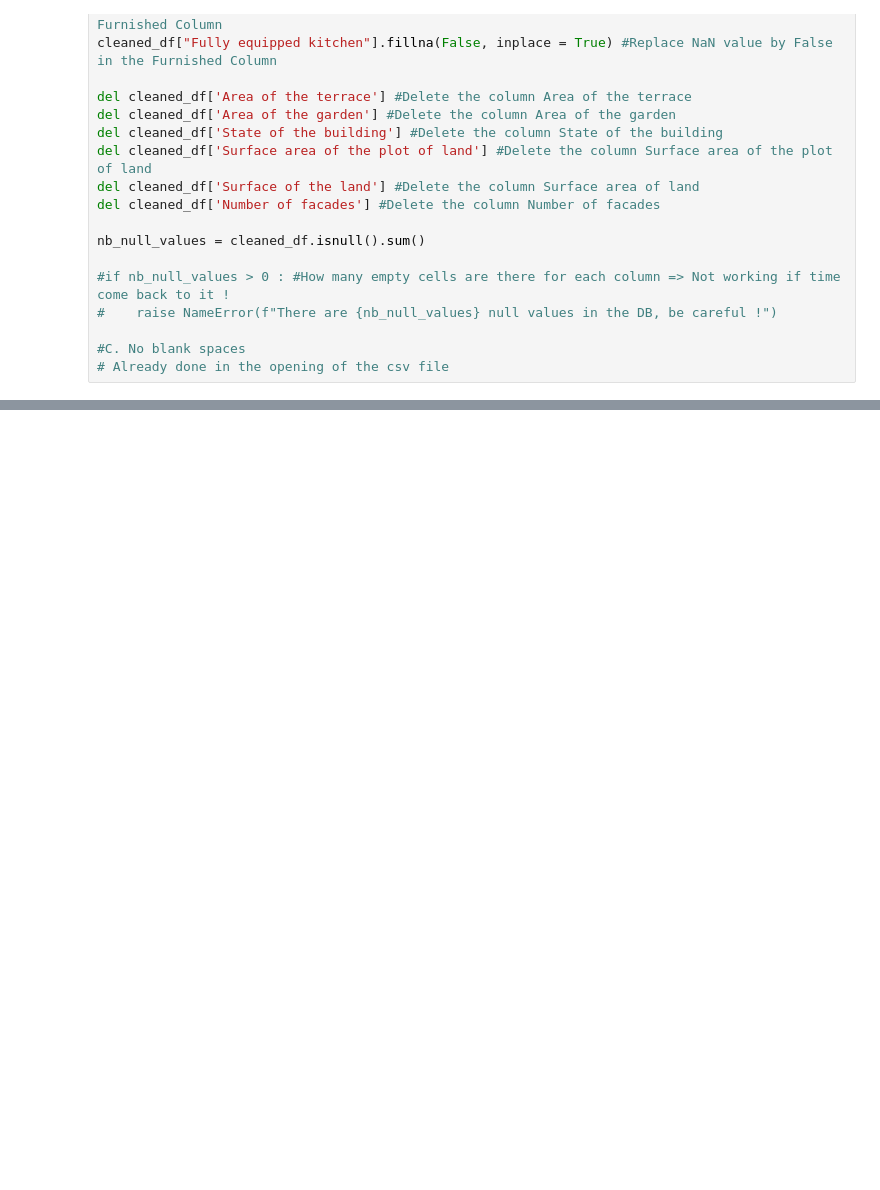
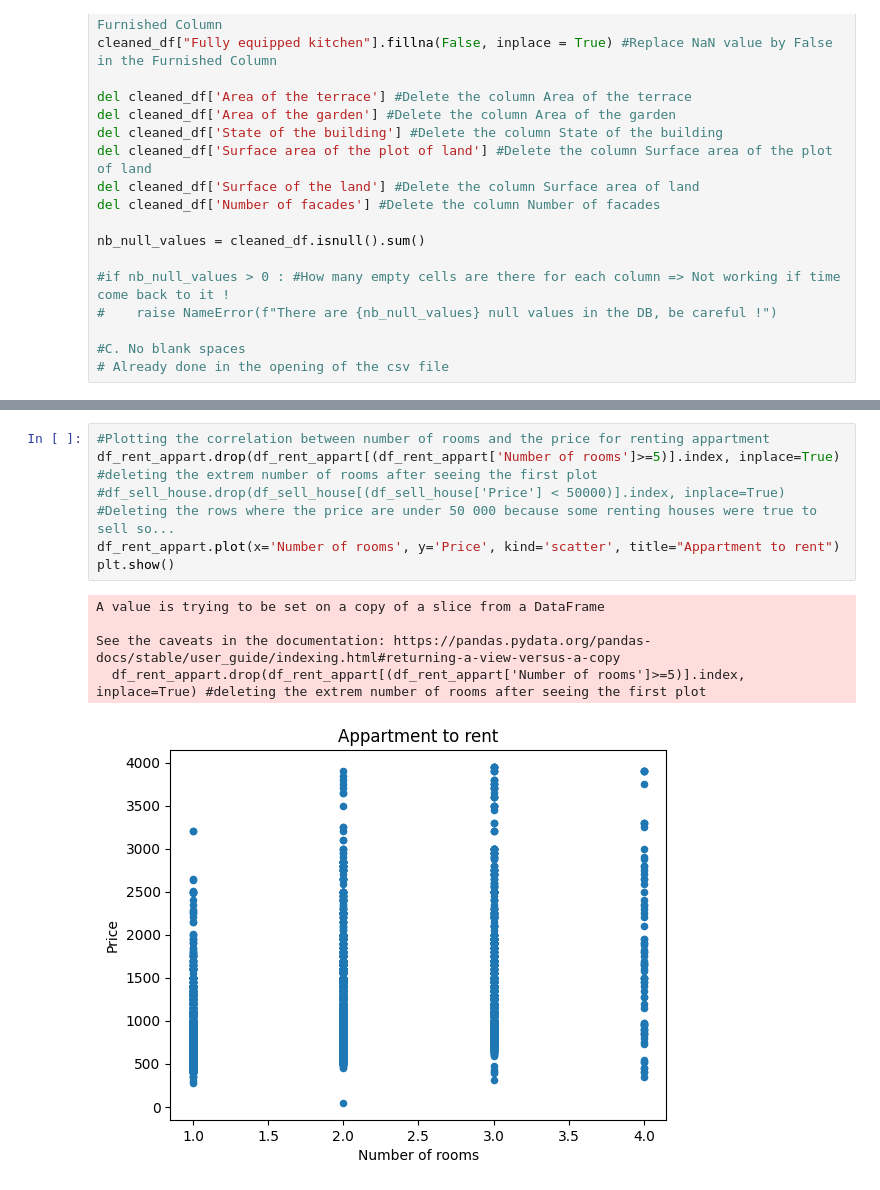
Before and after one commit to vdbromain/real-estate-price-prediction, a Jupyter notebook: Second_Week.ipynb, the cells around one changed output, grey strips where cells are left out. Saved outputs shown, nothing was run; the diff lists cells and outputs as text; blank space fills up the shorter version.

```diff
--- a/Second_Week.ipynb
+++ b/Second_Week.ipynb
@@ -149,0 +238,12 @@ plt.show()
+# %%
+#Plotting the correlation between number of rooms and the price for renting appartment
+df_rent_appart.drop(df_rent_appart[(df_rent_appart['Number of rooms']>=5)].index, inplace=True) #deleting the extrem number of rooms after seeing the first plot
+#df_sell_house.drop(df_sell_house[(df_sell_house['Price'] < 50000)].index, inplace=True) #Deleting the rows where the price are under 50 000 because some renting houses were true to sell so...
+df_rent_appart.plot(x='Number of rooms', y='Price', kind='scatter', title="Appartment to rent")
+plt.show()
+# %% [output]
+A value is trying to be set on a copy of a slice from a DataFrame
+
+See the caveats in the documentation: https://pandas.pydata.org/pandas-docs/stable/user_guide/indexing.html#returning-a-view-versus-a-copy
+  df_rent_appart.drop(df_rent_appart[(df_rent_appart['Number of rooms']>=5)].index, inplace=True) #deleting the extrem number of rooms after seeing the first plot
+[figure, added]
```
Also changed, not shown: parts of 81 cells of this notebook, 1 other file.
